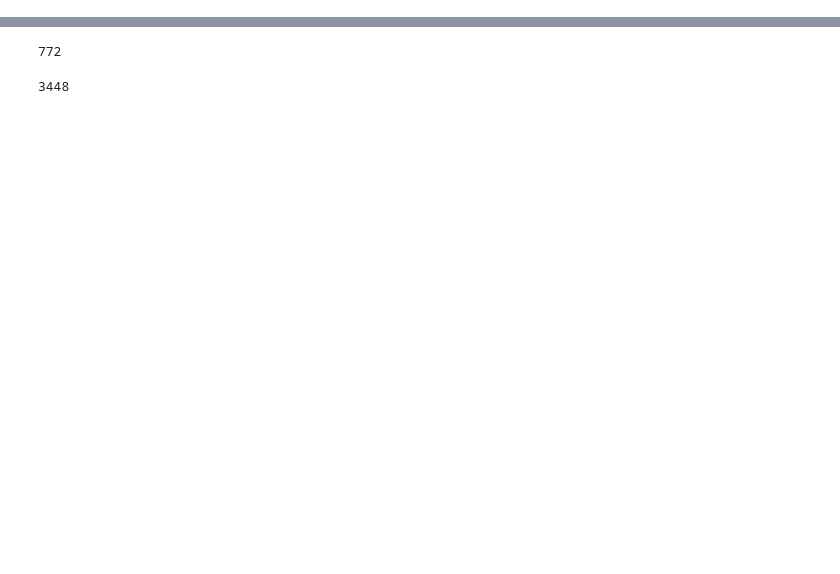
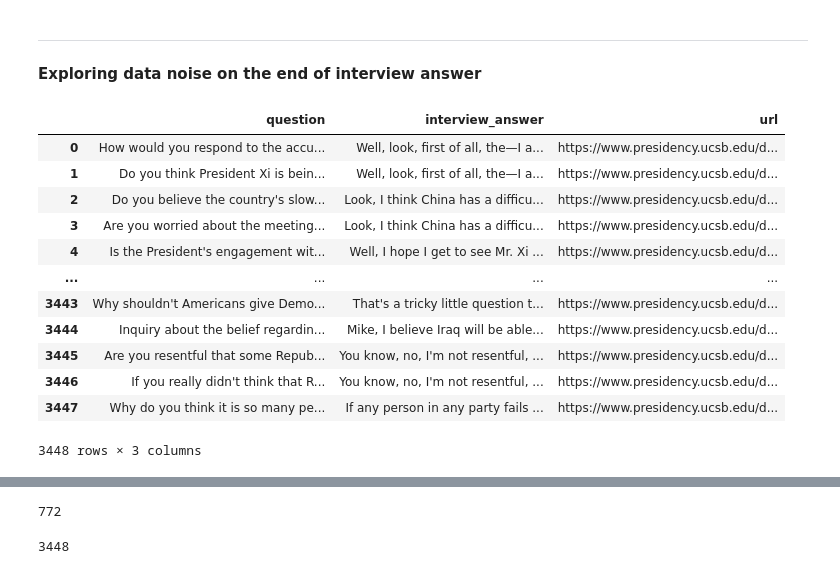
Before and after one commit to Kontilenia/thesis, a Jupyter notebook: data_cleaning.ipynb, the cells around one changed output, grey strips where cells are left out. Cells and saved outputs as stored; diff of their text form; code cells hidden in the pictures; blank space fills up the shorter version.

```diff
--- a/data_cleaning.ipynb
+++ b/data_cleaning.ipynb
@@ -95,0 +100,20 @@ df_train.head(5)
+# %% [markdown]
+---
+# %% [markdown]
+**Exploring data noise on the end of interview answer**
+# %%
+df_train[["question","interview_answer","url"]]
+# %% [output]
+|  | question | interview_answer | url |
+| 0 | How would you respond to the accu... | Well, look, first of all, the—I a... | https://www.presidency.ucsb.edu/d... |
+| 1 | Do you think President Xi is bein... | Well, look, first of all, the—I a... | https://www.presidency.ucsb.edu/d... |
+| 2 | Do you believe the country's slow... | Look, I think China has a difficu... | https://www.presidency.ucsb.edu/d... |
+| 3 | Are you worried about the meeting... | Look, I think China has a difficu... | https://www.presidency.ucsb.edu/d... |
+| 4 | Is the President's engagement wit... | Well, I hope I get to see Mr. Xi ... | https://www.presidency.ucsb.edu/d... |
+| ... | ... | ... | ... |
+| 3443 | Why shouldn't Americans give Demo... | That's a tricky little question t... | https://www.presidency.ucsb.edu/d... |
+| 3444 | Inquiry about the belief regardin... | Mike, I believe Iraq will be able... | https://www.presidency.ucsb.edu/d... |
+| 3445 | Are you resentful that some Repub... | You know, no, I'm not resentful, ... | https://www.presidency.ucsb.edu/d... |
+| 3446 | If you really didn't think that R... | You know, no, I'm not resentful, ... | https://www.presidency.ucsb.edu/d... |
+| 3447 | Why do you think it is so many pe... | If any person in any party fails ... | https://www.presidency.ucsb.edu/d... |
+3448 rows × 3 columns
```
Also changed, not shown: parts of 19 cells of this notebook.
